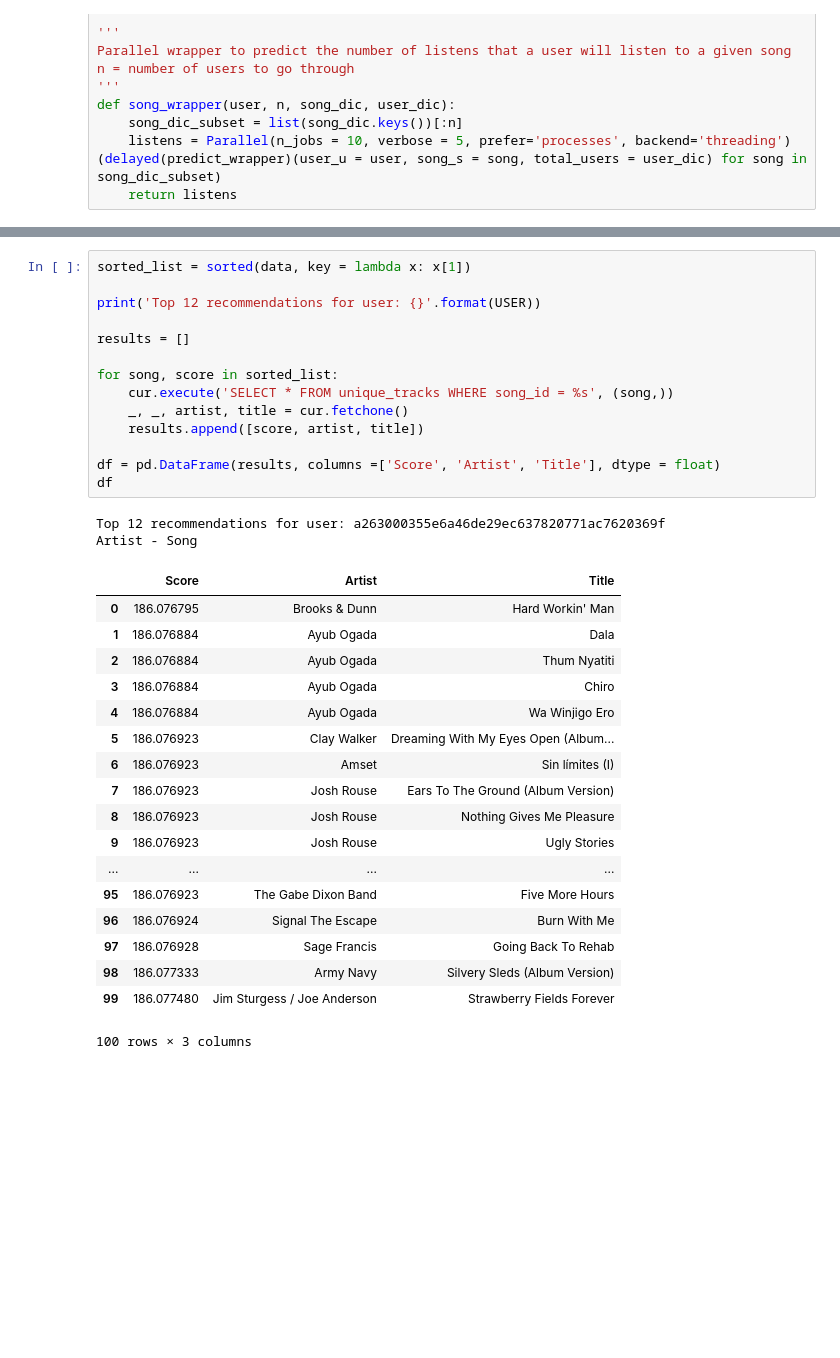
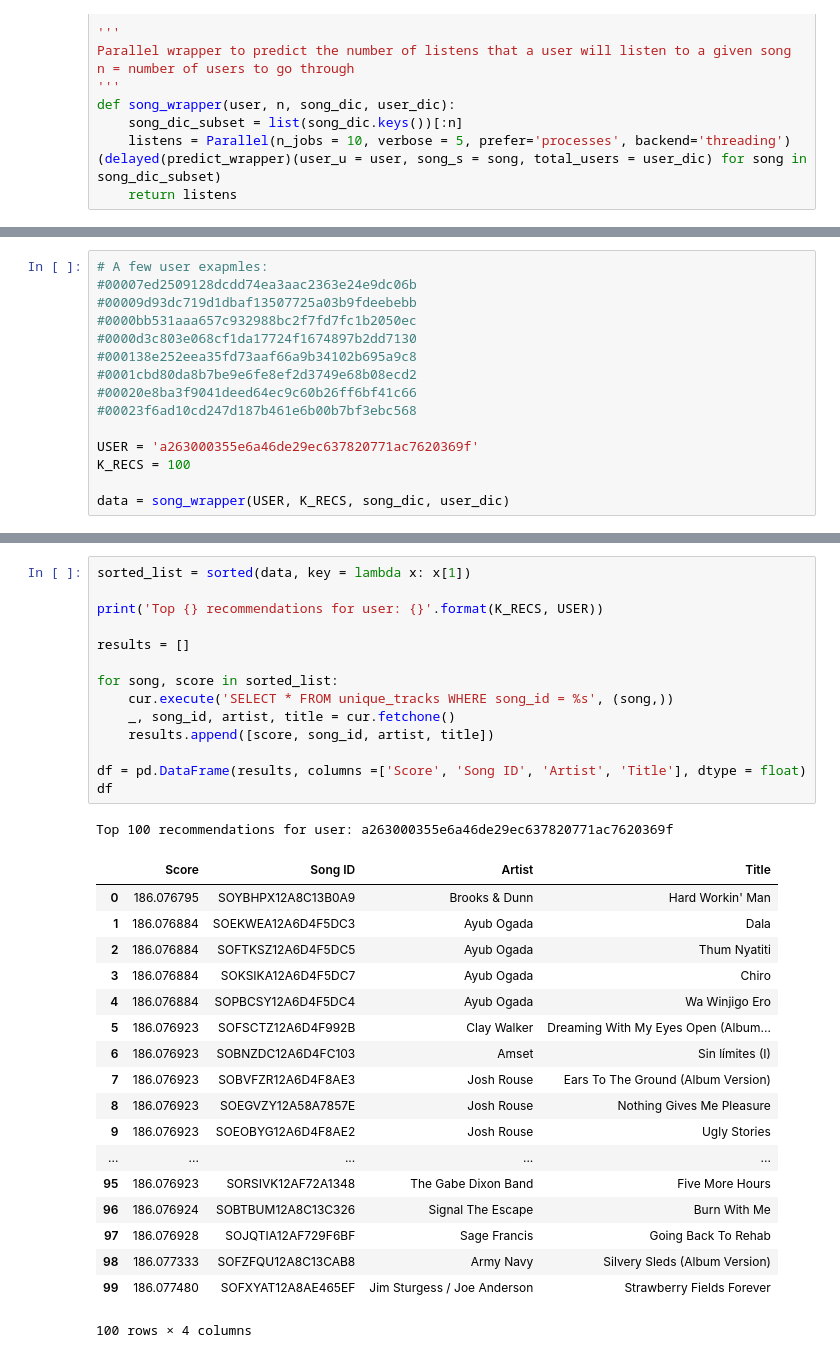
Before and after one commit to JHunterHobbs/bipartite-recs, a Jupyter notebook: Prediction Functions.ipynb, the cells around one changed output, grey strips where cells are left out. Saved outputs shown, nothing was run; the diff lists cells and outputs as text; blank space fills up the shorter version.

Commit message:
Added song id to results

```diff
--- a/Prediction Functions.ipynb
+++ b/Prediction Functions.ipynb
@@ -173,0 +167,15 @@ data = song_wrapper(USER, 100, song_dic, user_dic)
+# %%
+# A few user exapmles:
+#00007ed2509128dcdd74ea3aac2363e24e9dc06b
+#00009d93dc719d1dbaf13507725a03b9fdeebebb
+#0000bb531aaa657c932988bc2f7fd7fc1b2050ec
+#0000d3c803e068cf1da17724f1674897b2dd7130
+#000138e252eea35fd73aaf66a9b34102b695a9c8
+#0001cbd80da8b7be9e6fe8ef2d3749e68b08ecd2
+#00020e8ba3f9041deed64ec9c60b26ff6bf41c66
+#00023f6ad10cd247d187b461e6b00b7bf3ebc568
+
+USER = 'a263000355e6a46de29ec637820771ac7620369f'
+K_RECS = 100
+
+data = song_wrapper(USER, K_RECS, song_dic, user_dic)
@@ -174,35 +186,34 @@ data = song_wrapper(USER, 100, song_dic, user_dic)
 # %%
 sorted_list = sorted(data, key = lambda x: x[1])
 
-print('Top 12 recommendations for user: {}'.format(USER))
+print('Top {} recommendations for user: {}'.format(K_RECS, USER))
 
 results = []
 
 for song, score in sorted_list:
     cur.execute('SELECT * FROM unique_tracks WHERE song_id = %s', (song,))
-    _, _, artist, title = cur.fetchone()
-    results.append([score, artist, title])
+    _, song_id, artist, title = cur.fetchone()
+    results.append([score, song_id, artist, title])
 
-df = pd.DataFrame(results, columns =['Score', 'Artist', 'Title'], dtype = float)
+df = pd.DataFrame(results, columns =['Score', 'Song ID', 'Artist', 'Title'], dtype = float)
 df
 # %% [output]
-Top 12 recommendations for user: a263000355e6a46de29ec637820771ac7620369f
-Artist - Song
+Top 100 recommendations for user: a263000355e6a46de29ec637820771ac7620369f
-|  | Score | Artist | Title |
-| 0 | 186.076795 | Brooks & Dunn | Hard Workin' Man |
-| 1 | 186.076884 | Ayub Ogada | Dala |
-| 2 | 186.076884 | Ayub Ogada | Thum Nyatiti |
-| 3 | 186.076884 | Ayub Ogada | Chiro |
-| 4 | 186.076884 | Ayub Ogada | Wa Winjigo Ero |
-| 5 | 186.076923 | Clay Walker | Dreaming With My Eyes Open (Album... |
-| 6 | 186.076923 | Amset | Sin límites (I) |
-| 7 | 186.076923 | Josh Rouse | Ears To The Ground (Album Version) |
-| 8 | 186.076923 | Josh Rouse | Nothing Gives Me Pleasure |
-| 9 | 186.076923 | Josh Rouse | Ugly Stories |
-| ... | ... | ... | ... |
-| 95 | 186.076923 | The Gabe Dixon Band | Five More Hours |
-| 96 | 186.076924 | Signal The Escape | Burn With Me |
-| 97 | 186.076928 | Sage Francis | Going Back To Rehab |
-| 98 | 186.077333 | Army Navy | Silvery Sleds (Album Version) |
-| 99 | 186.077480 | Jim Sturgess / Joe Anderson | Strawberry Fields Forever |
+|  | Score | Song ID | Artist | Title |
+| 0 | 186.076795 | SOYBHPX12A8C13B0A9 | Brooks & Dunn | Hard Workin' Man |
+| 1 | 186.076884 | SOEKWEA12A6D4F5DC3 | Ayub Ogada | Dala |
+| 2 | 186.076884 | SOFTKSZ12A6D4F5DC5 | Ayub Ogada | Thum Nyatiti |
+| 3 | 186.076884 | SOKSIKA12A6D4F5DC7 | Ayub Ogada | Chiro |
+| 4 | 186.076884 | SOPBCSY12A6D4F5DC4 | Ayub Ogada | Wa Winjigo Ero |
+| 5 | 186.076923 | SOFSCTZ12A6D4F992B | Clay Walker | Dreaming With My Eyes Open (Album... |
+| 6 | 186.076923 | SOBNZDC12A6D4FC103 | Amset | Sin límites (I) |
+| 7 | 186.076923 | SOBVFZR12A6D4F8AE3 | Josh Rouse | Ears To The Ground (Album Version) |
+| 8 | 186.076923 | SOEGVZY12A58A7857E | Josh Rouse | Nothing Gives Me Pleasure |
+| 9 | 186.076923 | SOEOBYG12A6D4F8AE2 | Josh Rouse | Ugly Stories |
+| ... | ... | ... | ... | ... |
+| 95 | 186.076923 | SORSIVK12AF72A1348 | The Gabe Dixon Band | Five More Hours |
+| 96 | 186.076924 | SOBTBUM12A8C13C326 | Signal The Escape | Burn With Me |
+| 97 | 186.076928 | SOJQTIA12AF729F6BF | Sage Francis | Going Back To Rehab |
+| 98 | 186.077333 | SOFZFQU12A8C13CAB8 | Army Navy | Silvery Sleds (Album Version) |
+| 99 | 186.077480 | SOFXYAT12A8AE465EF | Jim Sturgess / Joe Anderson | Strawberry Fields Forever |
-100 rows × 3 columns
+100 rows × 4 columns
```
Also changed, not shown: parts of 2 cells of this notebook.
